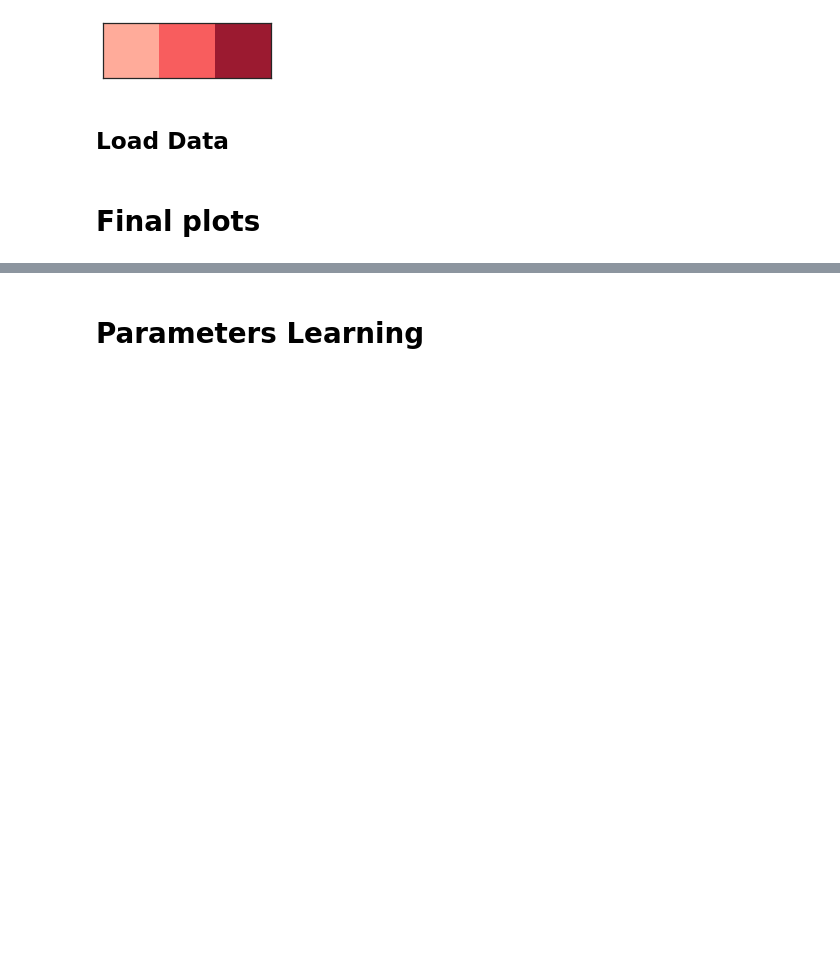
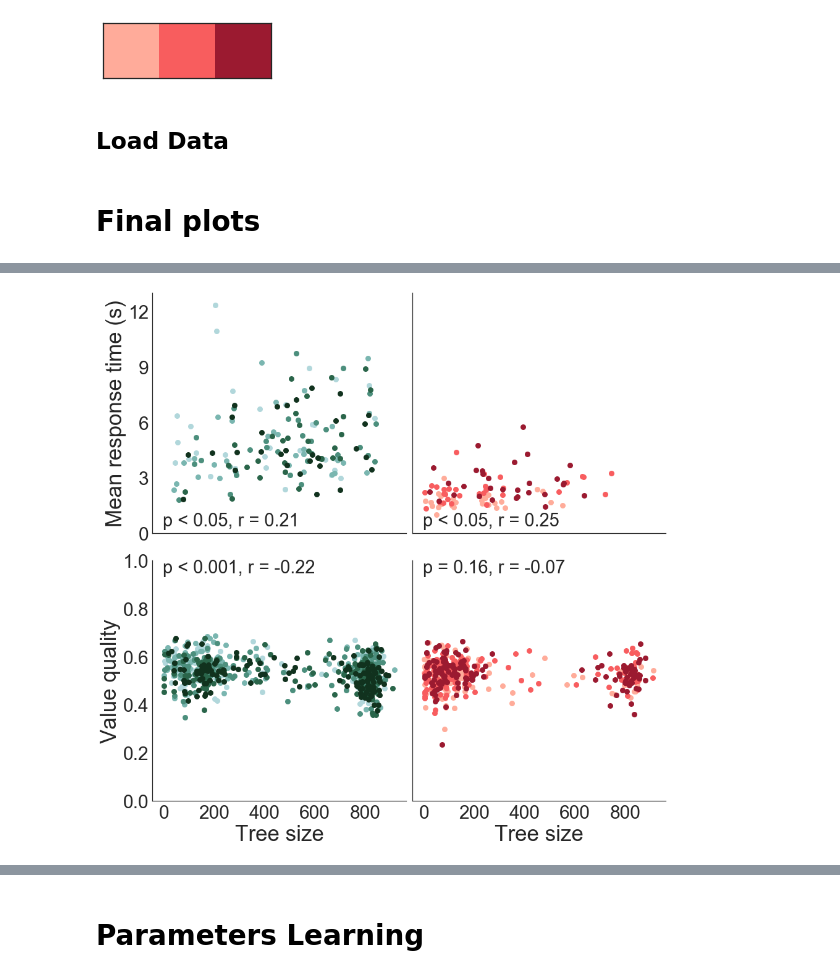
Before and after one commit to galbiati/mnk-figures, a Jupyter notebook: cosyne2017/Poster.ipynb, the cells around one changed output, grey strips where cells are left out. Saved outputs shown, nothing was run; the diff lists cells and outputs as text; code cells hidden in the pictures; blank space fills up the shorter version.

```diff
--- a/cosyne2017/Poster.ipynb
+++ b/cosyne2017/Poster.ipynb
@@ -382,0 +332,28 @@ mc weight_4
+# %%
+fig, axes = plt.subplots(2, 2, figsize=(13, 13), sharex=True)
+## REMIX WITH VALQUAL FIG
+scatterkws['markersize'] = 9
+
+ax = axes[0, 0]
+scatter_plot('tree_size', 'rt', 'learning', ax=ax, reduce=True, texton=True)
+
+ax = axes[0, 1]
+scatter_plot('tree_size', 'rt', 'timed', ax=ax, reduce=True, texton=True)
+
+ax = axes[1, 0]
+scatter_plot(param1, param2, 'learning', ax=ax, texton=True, textloc='top')
+
+ax = axes[1, 1]
+scatter_plot(param1, param2, 'timed', ax=ax, texton=True, textloc='top')
+
+plt.setp(axes[0, :], ylim=[0, 13], yticks=np.arange(0, 13, 3))
+plt.setp(axes[1, :], ylim=[0, 1], xticks=np.arange(0, 1000, 200), xlabel='Tree size')
+plt.setp(axes[0, 0], ylabel='Mean response time (s)')
+plt.setp(axes[1, 0], ylabel='Value quality')
+plt.setp(axes[:, 1], yticks=[])
+
+sns.despine()
+plt.tight_layout()
+fig.savefig(os.path.join(figdir, 'rt and vq vs tree size'))
+# %% [output]
+[figure, added]
```
Also changed, not shown: parts of 29 cells of this notebook.
